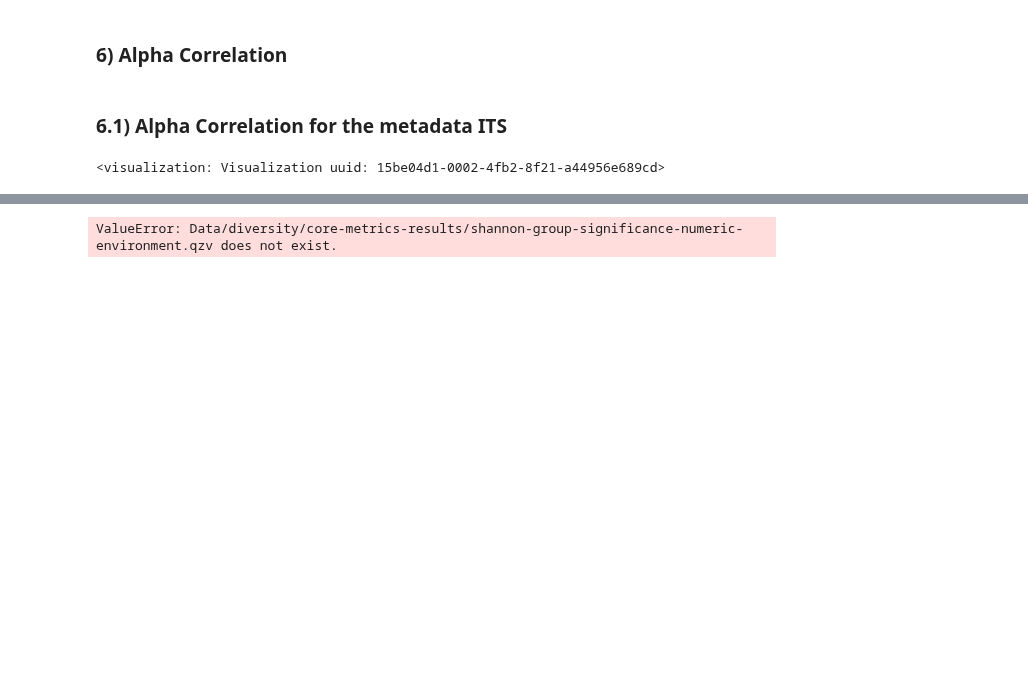
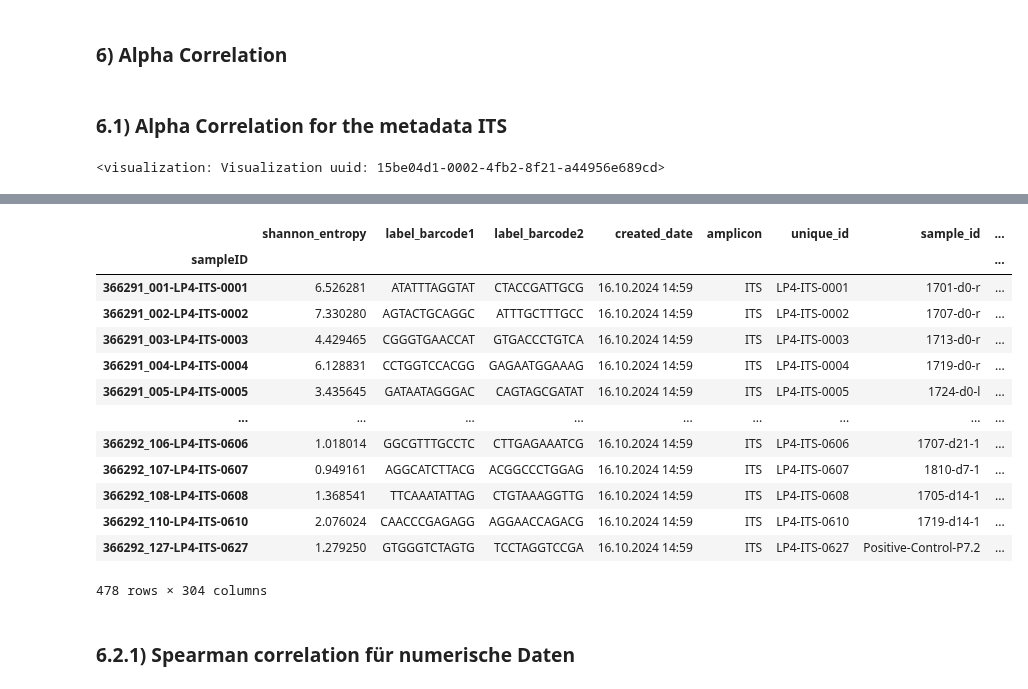
Before and after one commit to ninaaa-a/FermentYOU, a Jupyter notebook: Alpha diversity.ipynb, the cells around one changed output, grey strips where cells are left out. Saved outputs shown, nothing was run; the diff lists cells and outputs as text; code cells hidden in the pictures; blank space fills up the shorter version.

```diff
--- a/Alpha diversity.ipynb
+++ b/Alpha diversity.ipynb
@@ -181,4 +148,28 @@ Parameters:
-# %%
-Visualization.load(f"{data_alpha}/core-metrics-results/shannon-group-significance-numeric-environment.qzv")
-# %% [output]
-ValueError: Data/diversity/core-metrics-results/shannon-group-significance-numeric-environment.qzv does not exist.
+# %%
+from qiime2 import Artifact
+shannon_series = (Artifact.load(f"{data_alpha}/core-metrics-results/shannon_vector.qza")).view(pd.Series)
+shannon = shannon_series.to_frame()
+
+metadata_merged = pd.read_csv(f"{data_raw}/merged_output.tsv", sep = "\t", index_col=0)
+
+#joining metadata (merged) with the shannon entropy vector
+join = shannon.join(metadata_merged, how='inner')
+join.index.name = 'sampleID'
+join
+# %% [output]
+|  | shannon_entropy | label_barcode1 | label_barcode2 | created_date | amplicon | unique_id | sample_id | ... |
+| sampleID |  |  |  |  |  |  |  | ... |
+| 366291_001-LP4-ITS-0001 | 6.526281 | ATATTTAGGTAT | CTACCGATTGCG | 16.10.2024 14:59 | ITS | LP4-ITS-0001 | 1701-d0-r | ... |
+| 366291_002-LP4-ITS-0002 | 7.330280 | AGTACTGCAGGC | ATTTGCTTTGCC | 16.10.2024 14:59 | ITS | LP4-ITS-0002 | 1707-d0-r | ... |
+| 366291_003-LP4-ITS-0003 | 4.429465 | CGGGTGAACCAT | GTGACCCTGTCA | 16.10.2024 14:59 | ITS | LP4-ITS-0003 | 1713-d0-r | ... |
+| 366291_004-LP4-ITS-0004 | 6.128831 | CCTGGTCCACGG | GAGAATGGAAAG | 16.10.2024 14:59 | ITS | LP4-ITS-0004 | 1719-d0-r | ... |
+| 366291_005-LP4-ITS-0005 | 3.435645 | GATAATAGGGAC | CAGTAGCGATAT | 16.10.2024 14:59 | ITS | LP4-ITS-0005 | 1724-d0-l | ... |
+| ... | ... | ... | ... | ... | ... | ... | ... | ... |
+| 366292_106-LP4-ITS-0606 | 1.018014 | GGCGTTTGCCTC | CTTGAGAAATCG | 16.10.2024 14:59 | ITS | LP4-ITS-0606 | 1707-d21-1 | ... |
+| 366292_107-LP4-ITS-0607 | 0.949161 | AGGCATCTTACG | ACGGCCCTGGAG | 16.10.2024 14:59 | ITS | LP4-ITS-0607 | 1810-d7-1 | ... |
+| 366292_108-LP4-ITS-0608 | 1.368541 | TTCAAATATTAG | CTGTAAAGGTTG | 16.10.2024 14:59 | ITS | LP4-ITS-0608 | 1705-d14-1 | ... |
+| 366292_110-LP4-ITS-0610 | 2.076024 | CAACCCGAGAGG | AGGAACCAGACG | 16.10.2024 14:59 | ITS | LP4-ITS-0610 | 1719-d14-1 | ... |
+| 366292_127-LP4-ITS-0627 | 1.279250 | GTGGGTCTAGTG | TCCTAGGTCCGA | 16.10.2024 14:59 | ITS | LP4-ITS-0627 | Positive-Control-P7.2 | ... |
+478 rows × 304 columns
+# %% [markdown]
+### 6.2.1) Spearman correlation für numerische Daten ###
```
Also changed, not shown: parts of 31 cells of this notebook.
